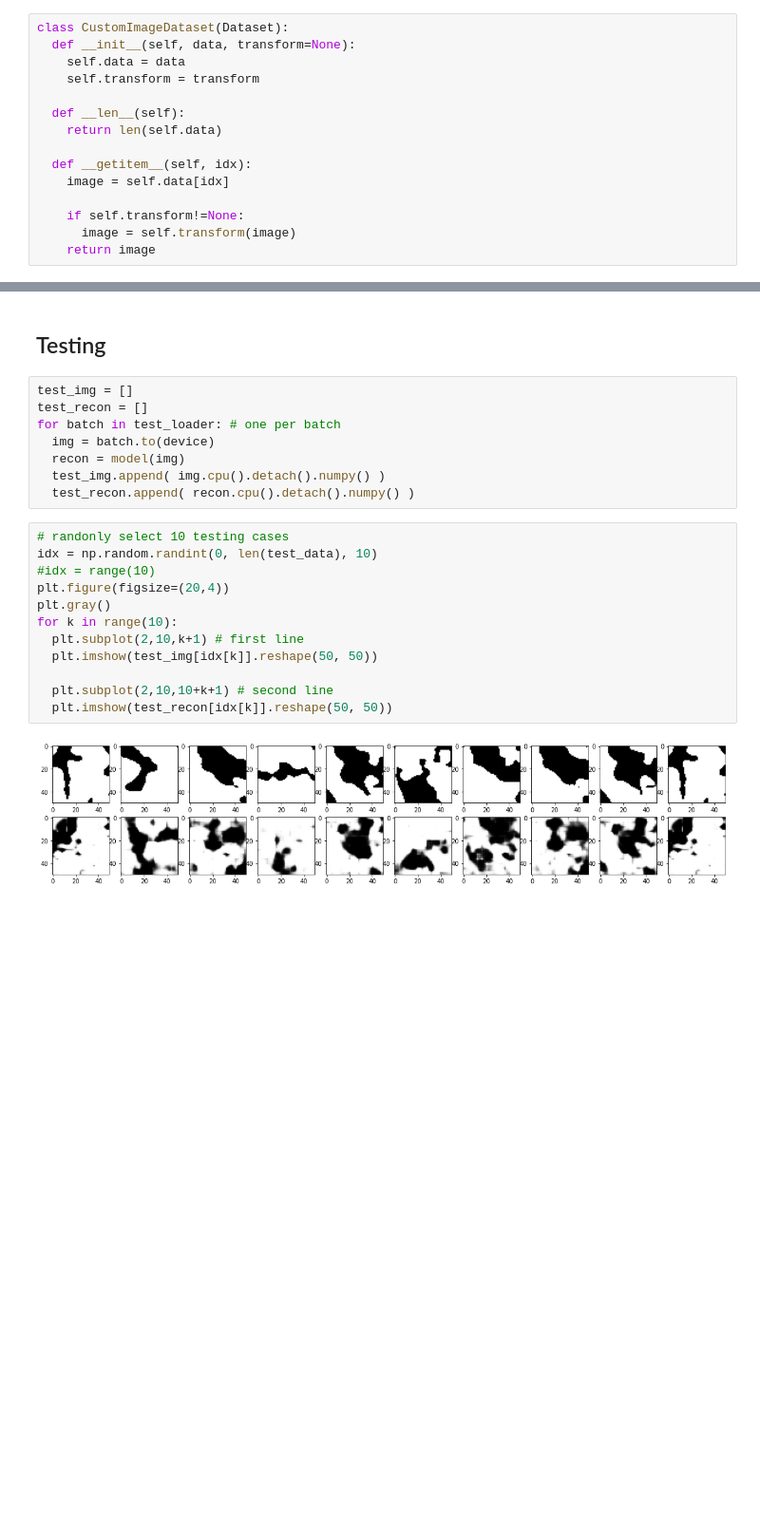
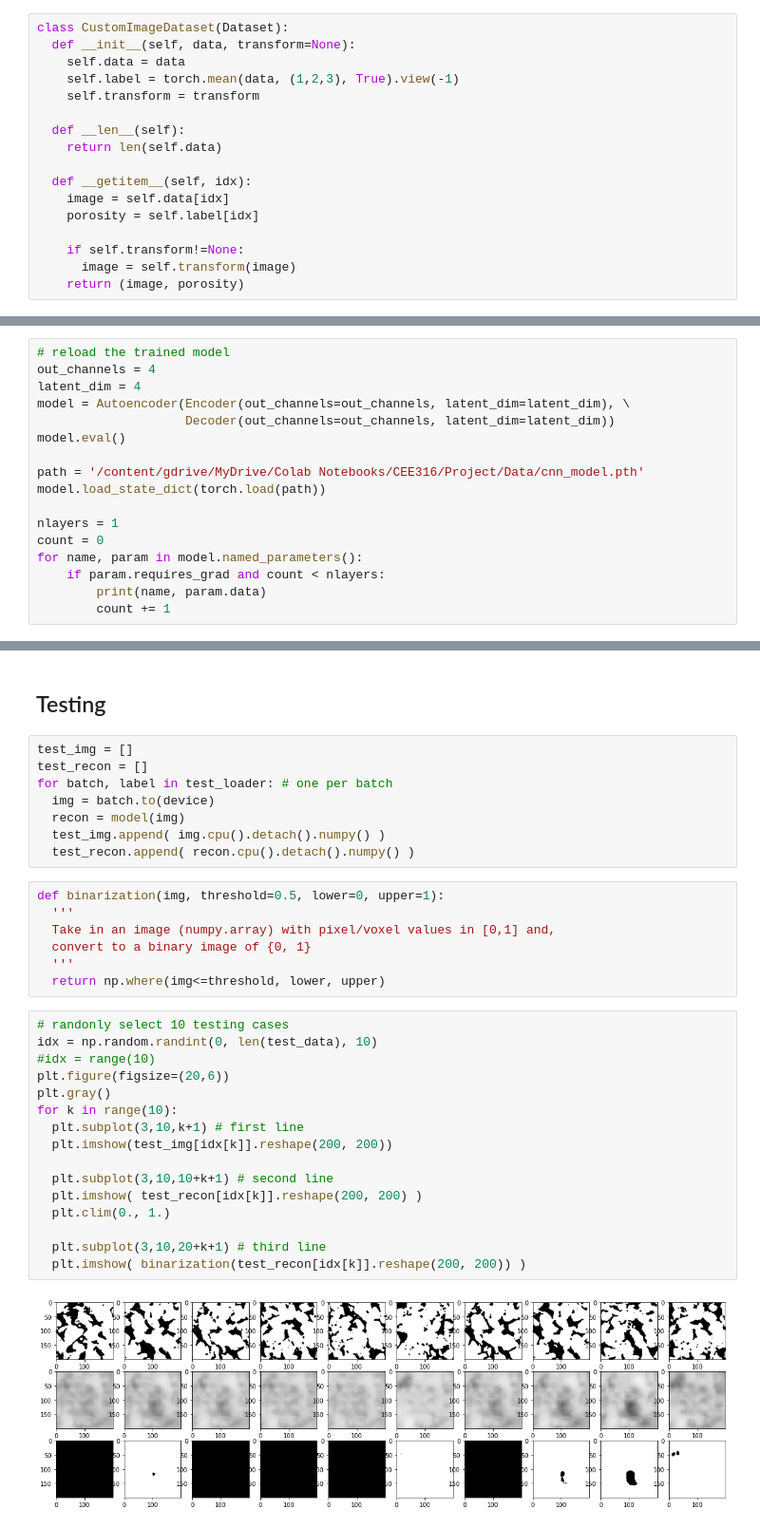
Before and after one commit to HemiaoZhang/CEE316Project, a Jupyter notebook: 2_cnn_autoencoder.ipynb, the cells around one changed output, grey strips where cells are left out. Shown at 95% size. Cells and saved outputs as stored; diff of their text form; blank space fills up the shorter version.

Commit message:
200x200,  porosity label added

```diff
--- a/2_cnn_autoencoder.ipynb
+++ b/2_cnn_autoencoder.ipynb
@@ -42,6 +68,7 @@ Drive already mounted at /content/gdrive; to attempt to forcibly remount, call d
 class CustomImageDataset(Dataset):
   def __init__(self, data, transform=None):
     self.data = data
+    self.label = torch.mean(data, (1,2,3), True).view(-1)
     self.transform = transform
 
   def __len__(self):
@@ -49,9 +76,10 @@ class CustomImageDataset(Dataset):
 
   def __getitem__(self, idx):
     image = self.data[idx]
+    porosity = self.label[idx]
 
     if self.transform!=None:
       image = self.transform(image)
-    return image
+    return (image, porosity)
 # %%
 # 1,000 = 16 * 62 + 8
@@ -268,0 +341,17 @@ plt.show()
+# %%
+# reload the trained model
+out_channels = 4
+latent_dim = 4
+model = Autoencoder(Encoder(out_channels=out_channels, latent_dim=latent_dim), \
+                    Decoder(out_channels=out_channels, latent_dim=latent_dim))
+model.eval()
+
+path = '/content/gdrive/MyDrive/Colab Notebooks/CEE316/Project/Data/cnn_model.pth'
+model.load_state_dict(torch.load(path))
+
+nlayers = 1
+count = 0
+for name, param in model.named_parameters():
+    if param.requires_grad and count < nlayers:
+        print(name, param.data)
+        count += 1
@@ -353,22 +466,33 @@ plot_reconstructed(model, mean_embedding, z1=0, z2=4, r0=(10, 30), r1=(10, 30))
 # %%
 test_img = []
 test_recon = []
-for batch in test_loader: # one per batch
+for batch, label in test_loader: # one per batch
   img = batch.to(device)
   recon = model(img)
   test_img.append( img.cpu().detach().numpy() )
   test_recon.append( recon.cpu().detach().numpy() )
+# %%
+def binarization(img, threshold=0.5, lower=0, upper=1):
+  '''
+  Take in an image (numpy.array) with pixel/voxel values in [0,1] and,
+  convert to a binary image of {0, 1}
+  '''
+  return np.where(img<=threshold, lower, upper)
 # %%
 # randonly select 10 testing cases
 idx = np.random.randint(0, len(test_data), 10)
 #idx = range(10)
-plt.figure(figsize=(20,4))
+plt.figure(figsize=(20,6))
 plt.gray()
 for k in range(10):
-  plt.subplot(2,10,k+1) # first line
-  plt.imshow(test_img[idx[k]].reshape(50, 50))
+  plt.subplot(3,10,k+1) # first line
+  plt.imshow(test_img[idx[k]].reshape(200, 200))
 
-  plt.subplot(2,10,10+k+1) # second line
-  plt.imshow(test_recon[idx[k]].reshape(50, 50))
+  plt.subplot(3,10,10+k+1) # second line
+  plt.imshow( test_recon[idx[k]].reshape(200, 200) )
+  plt.clim(0., 1.)
+
+  plt.subplot(3,10,20+k+1) # third line
+  plt.imshow( binarization(test_recon[idx[k]].reshape(200, 200)) )
 # %% [output]
-[figure, old version]
+[figure, new version]
```
Also changed, not shown: parts of 17 cells of this notebook.
